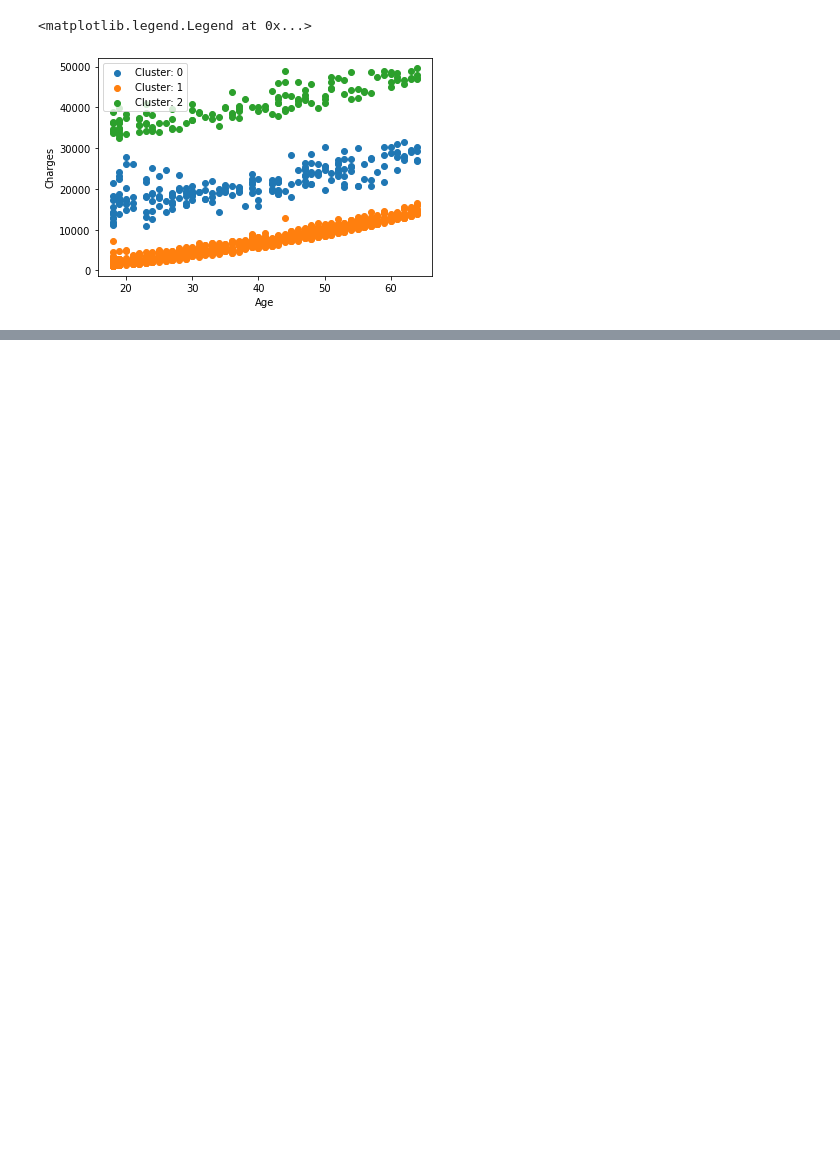
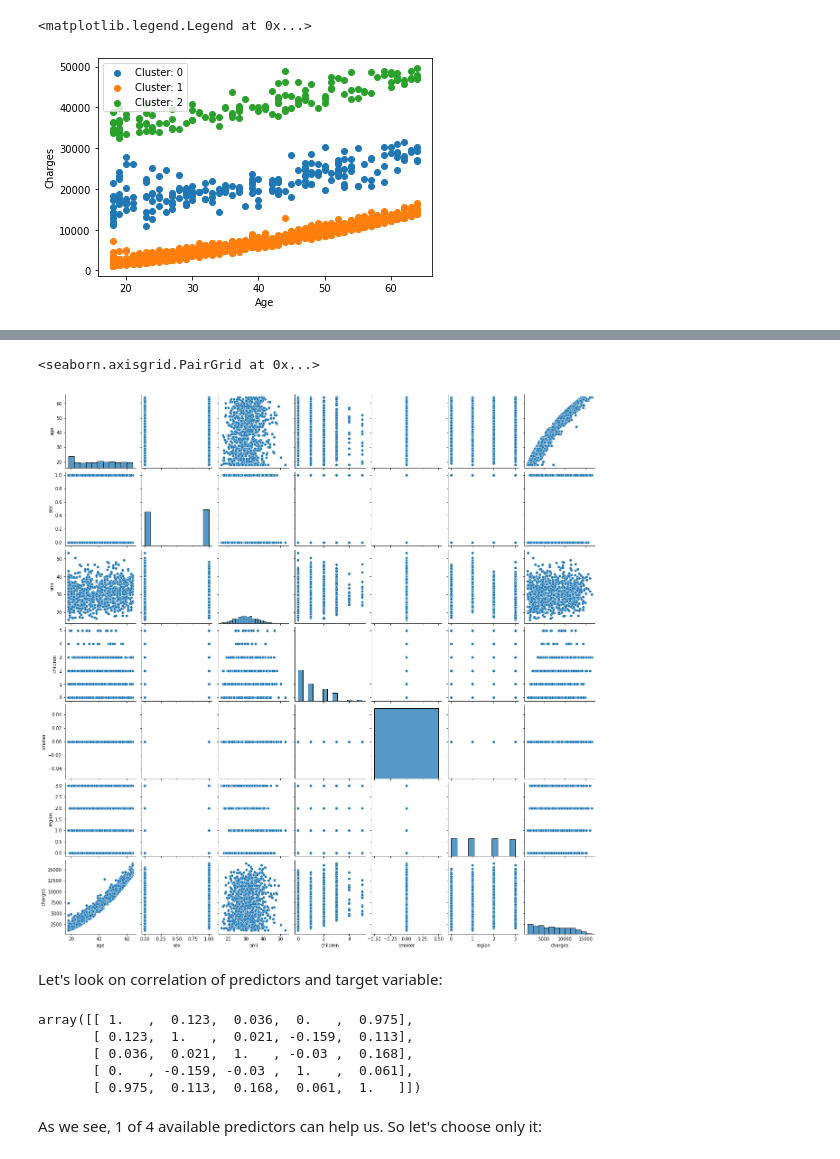
Before and after one commit to Pavel3P/Machine-Learning, a Jupyter notebook: 1/main.ipynb, the cells around one changed output, grey strips where cells are left out. Drawn from its saved outputs; the diff is of its cells as text; code cells hidden in the pictures; blank space fills up the shorter version.

```diff
--- a/1/main.ipynb
+++ b/1/main.ipynb
@@ -199,0 +97,20 @@ plt.scatter(axes[:, 1], prediction, xlabel="BMI", y_label="Charges")
+# %%
+dataset = df.loc[clusters[1]]
+dataset.reset_index(inplace=True, drop=True)
+sns.pairplot(dataset)
+# %% [output]
+<seaborn.axisgrid.PairGrid at 0x...>
+[figure, added]
+# %% [markdown]
+Let's look on correlation of predictors and target variable:
+# %%
+dataset = dataset[["age", "bmi", "children", "region", "charges"]]
+np.corrcoef(dataset.to_numpy().T).round(3)
+# %% [output]
+array([[ 1.   ,  0.123,  0.036,  0.   ,  0.975],
+       [ 0.123,  1.   ,  0.021, -0.159,  0.113],
+       [ 0.036,  0.021,  1.   , -0.03 ,  0.168],
+       [ 0.   , -0.159, -0.03 ,  1.   ,  0.061],
+       [ 0.975,  0.113,  0.168,  0.061,  1.   ]])
+# %% [markdown]
+As we see, 1 of 4 available predictors can help us. So let's choose only it:
```
Also changed, not shown: parts of 51 cells of this notebook.
